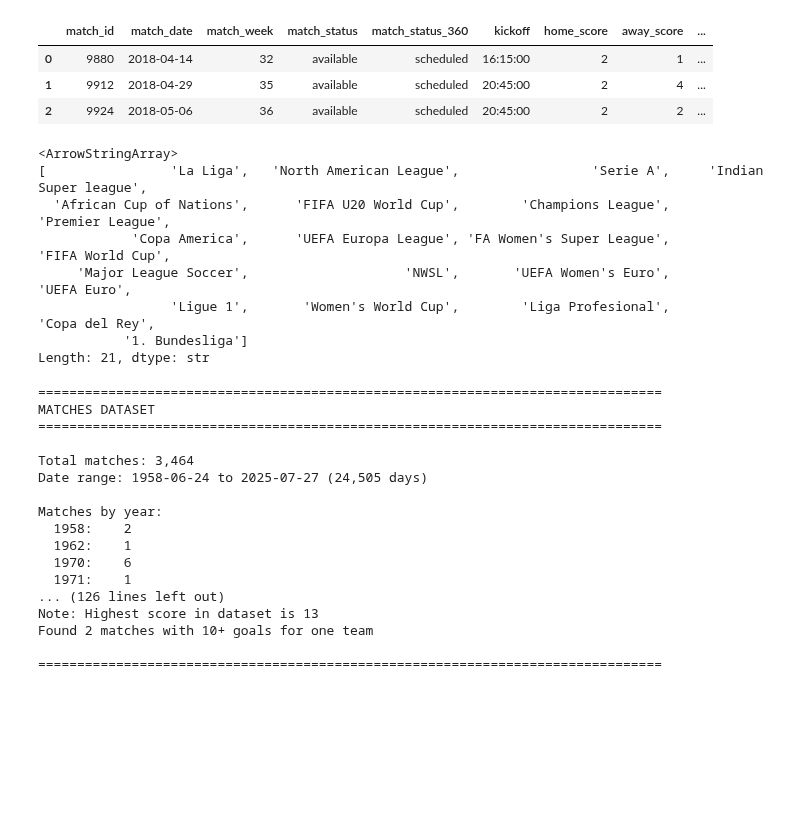
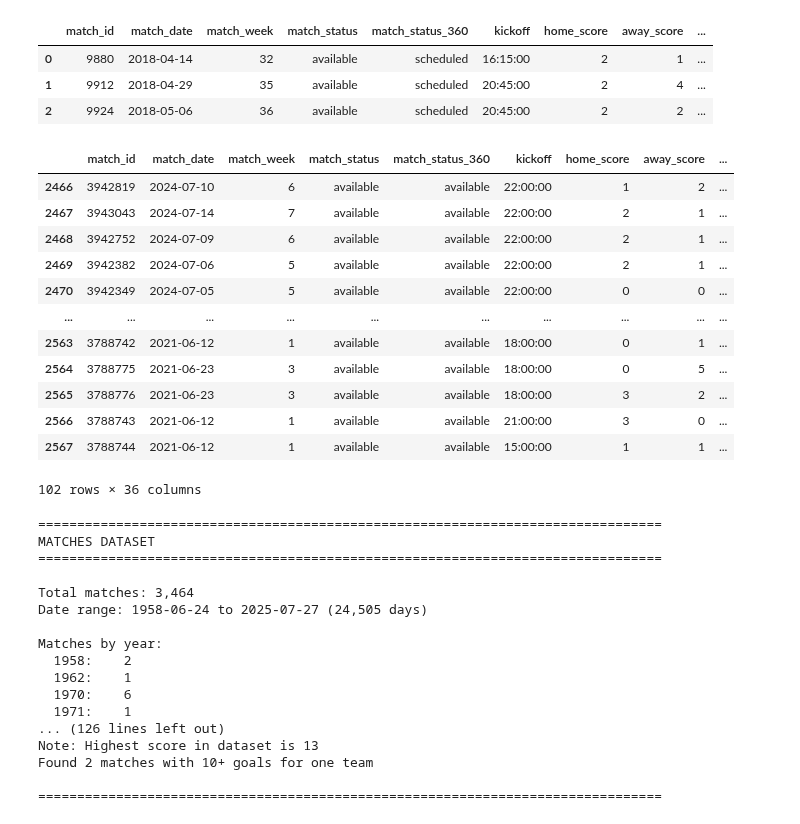
Before and after one commit to soh364/soccer-analytics-capstone-XOh, a Jupyter notebook: notebook/01_eda_statsbomb.ipynb, the cells around one changed output. Cells and saved outputs as stored; diff of their text form; code cells hidden in the pictures; blank space fills up the shorter version.

```diff
--- a/notebook/01_eda_statsbomb.ipynb
+++ b/notebook/01_eda_statsbomb.ipynb
@@ -153,16 +153,21 @@ Matches shape: (3464, 36)
 | 1 | 9912 | 2018-04-29 | 35 | available | scheduled | 20:45:00 | 2 | 4 | ... |
 | 2 | 9924 | 2018-05-06 | 36 | available | scheduled | 20:45:00 | 2 | 2 | ... |
 # %%
-matches['competition'].unique()
+matches[matches['competition']=='UEFA Euro']
 # %% [output]
+|  | match_id | match_date | match_week | match_status | match_status_360 | kickoff | home_score | away_score | ... |
+| 2466 | 3942819 | 2024-07-10 | 6 | available | available | 22:00:00 | 1 | 2 | ... |
+| 2467 | 3943043 | 2024-07-14 | 7 | available | available | 22:00:00 | 2 | 1 | ... |
+| 2468 | 3942752 | 2024-07-09 | 6 | available | available | 22:00:00 | 2 | 1 | ... |
+| 2469 | 3942382 | 2024-07-06 | 5 | available | available | 22:00:00 | 2 | 1 | ... |
+| 2470 | 3942349 | 2024-07-05 | 5 | available | available | 22:00:00 | 0 | 0 | ... |
+| ... | ... | ... | ... | ... | ... | ... | ... | ... | ... |
+| 2563 | 3788742 | 2021-06-12 | 1 | available | available | 18:00:00 | 0 | 1 | ... |
+| 2564 | 3788775 | 2021-06-23 | 3 | available | available | 18:00:00 | 0 | 5 | ... |
+| 2565 | 3788776 | 2021-06-23 | 3 | available | available | 18:00:00 | 3 | 2 | ... |
+| 2566 | 3788743 | 2021-06-12 | 1 | available | available | 21:00:00 | 3 | 0 | ... |
+| 2567 | 3788744 | 2021-06-12 | 1 | available | available | 15:00:00 | 1 | 1 | ... |
-<ArrowStringArray>
-[                'La Liga',   'North American League',                 'Serie A',     'Indian Super league',
-  'African Cup of Nations',      'FIFA U20 World Cup',        'Champions League',          'Premier League',
-            'Copa America',      'UEFA Europa League', 'FA Women's Super League',          'FIFA World Cup',
-     'Major League Soccer',                    'NWSL',       'UEFA Women's Euro',               'UEFA Euro',
-                 'Ligue 1',       'Women's World Cup',        'Liga Profesional',            'Copa del Rey',
-           '1. Bundesliga']
-Length: 21, dtype: str
+102 rows × 36 columns
 # %%
 # --- Matches EDA ---
 print('\n' + '='*80)
```
Also changed, not shown: 6 other files.
